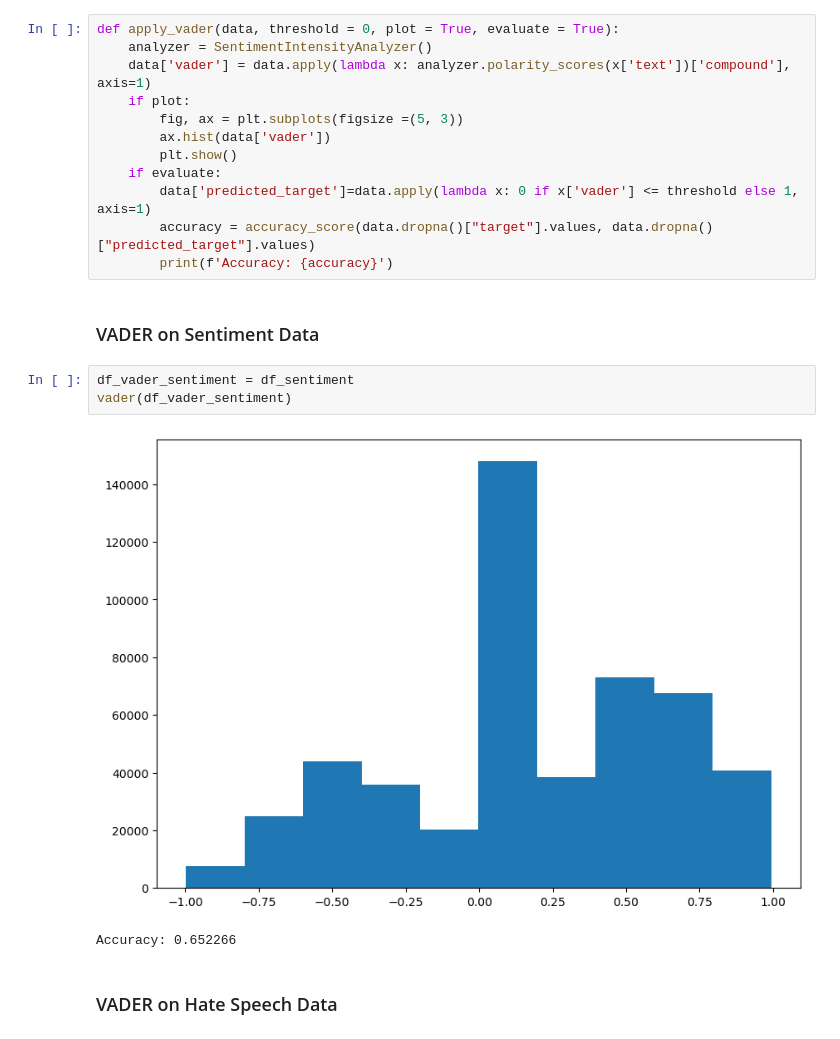
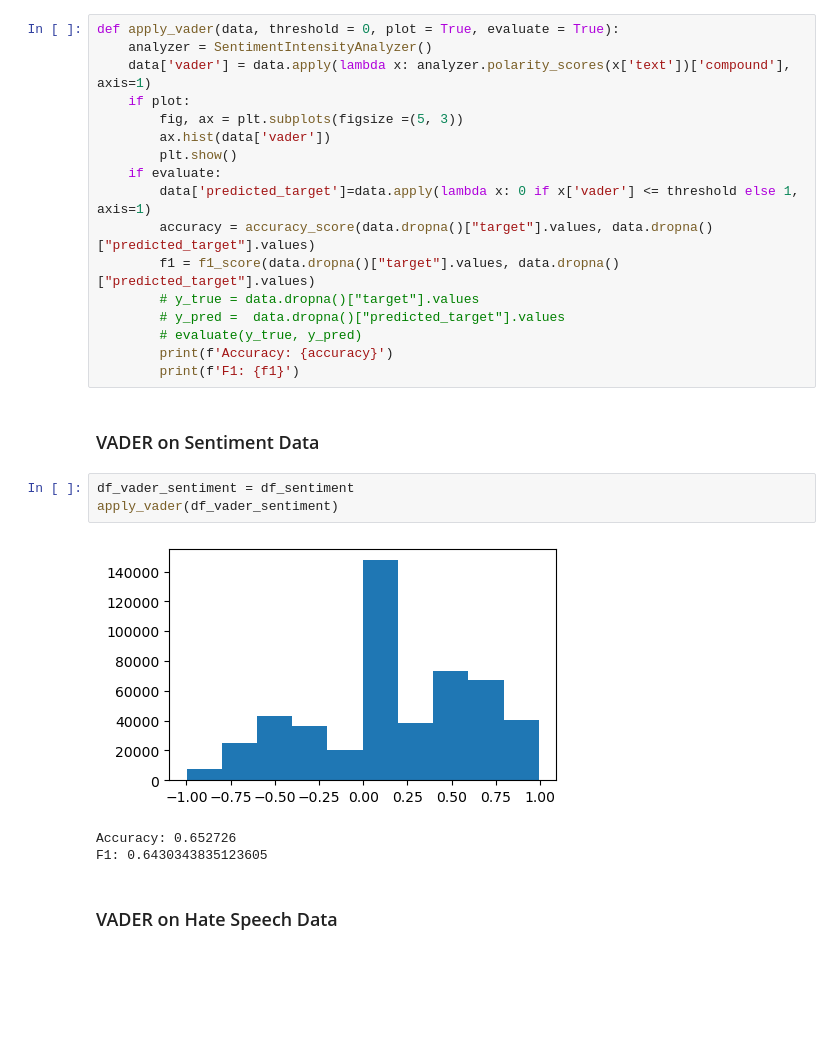
Before and after one commit to milevavantuyl/twitter_sentiment_analysis, a Jupyter notebook: Preprocessing.ipynb, the cells around one changed output. Drawn from its saved outputs; the diff is of its cells as text; blank space fills up the shorter version.

```diff
--- a/Preprocessing.ipynb
+++ b/Preprocessing.ipynb
@@ -293,15 +373,21 @@ def apply_vader(data, threshold = 0, plot = True, evaluate = True):
     if evaluate:
         data['predicted_target']=data.apply(lambda x: 0 if x['vader'] <= threshold else 1, axis=1)
         accuracy = accuracy_score(data.dropna()["target"].values, data.dropna()["predicted_target"].values)
+        f1 = f1_score(data.dropna()["target"].values, data.dropna()["predicted_target"].values)
+        # y_true = data.dropna()["target"].values
+        # y_pred =  data.dropna()["predicted_target"].values
+        # evaluate(y_true, y_pred)
         print(f'Accuracy: {accuracy}')
+        print(f'F1: {f1}')
 # %% [markdown]
 ### VADER on Sentiment Data
 # %%
 df_vader_sentiment = df_sentiment
-vader(df_vader_sentiment)
+apply_vader(df_vader_sentiment)
 # %% [output]
-[figure, old version]
+[figure, new version]
-Accuracy: 0.652266
+Accuracy: 0.652726
+F1: 0.6430343835123605
 # %% [markdown]
 ### VADER on Hate Speech Data
 # %%
```
Also changed, not shown: parts of 31 cells of this notebook, 1 other file.
